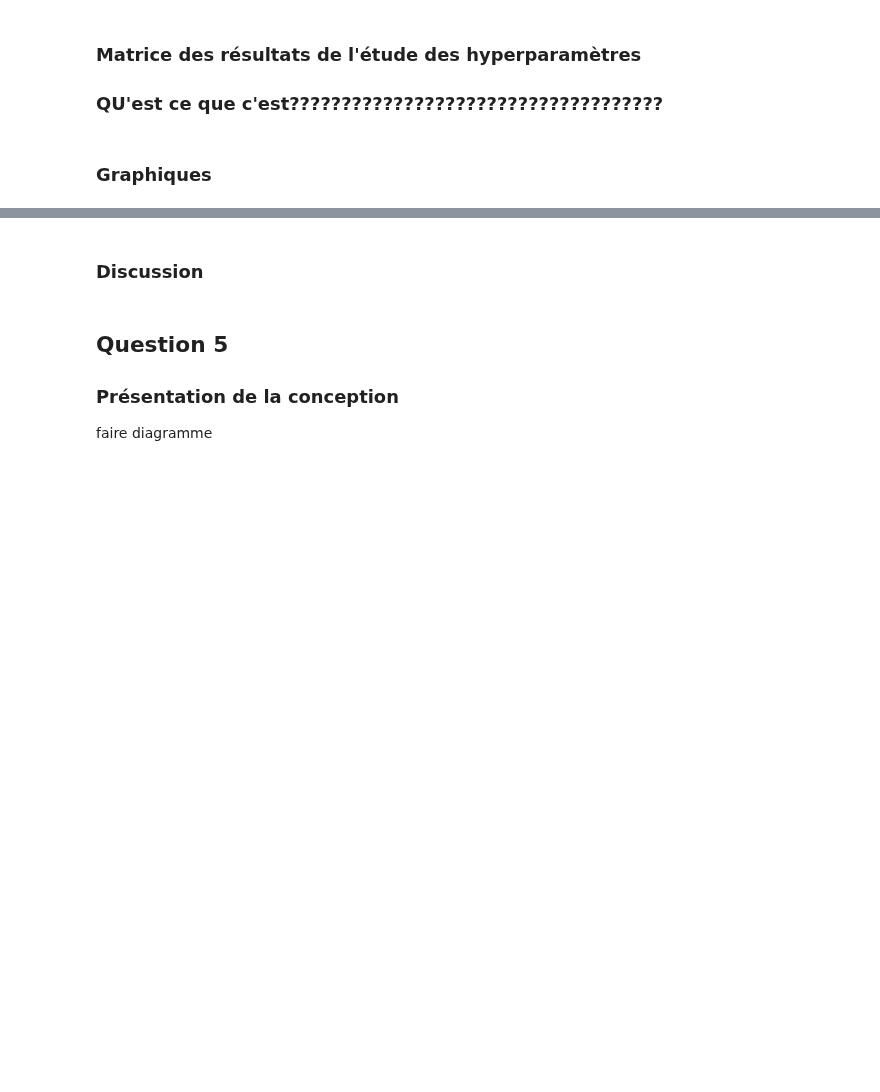
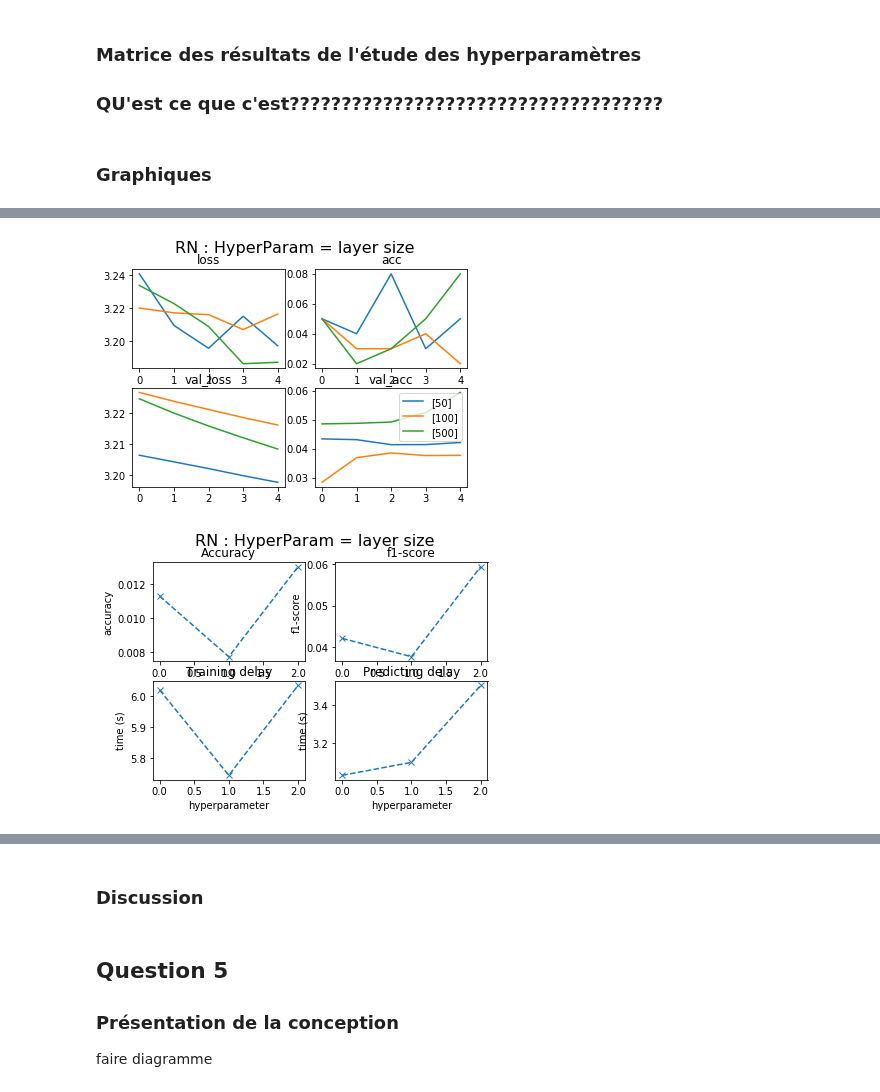
Before and after one commit to David-LETINAUD/GTI770, a Jupyter notebook: GTI770_Laboratoire4_-_BLEA14058906_LETD05129708_LIOT20069605/GTI770-TP04.ipynb, the cells around one changed output, grey strips where cells are left out. Drawn from its saved outputs; the diff is of its cells as text; code cells hidden in the pictures; blank space fills up the shorter version.

```diff
--- a/GTI770_Laboratoire4_-_BLEA14058906_LETD05129708_LIOT20069605/GTI770-TP04.ipynb
+++ b/GTI770_Laboratoire4_-_BLEA14058906_LETD05129708_LIOT20069605/GTI770-TP04.ipynb
@@ -310,0 +411,5 @@ Matrices des performances??
+# %%
+RN_plot_test()
+# %% [output]
+[figure, added]
+[figure, added]
```
Also changed, not shown: parts of 10 cells of this notebook, 3 other files.
